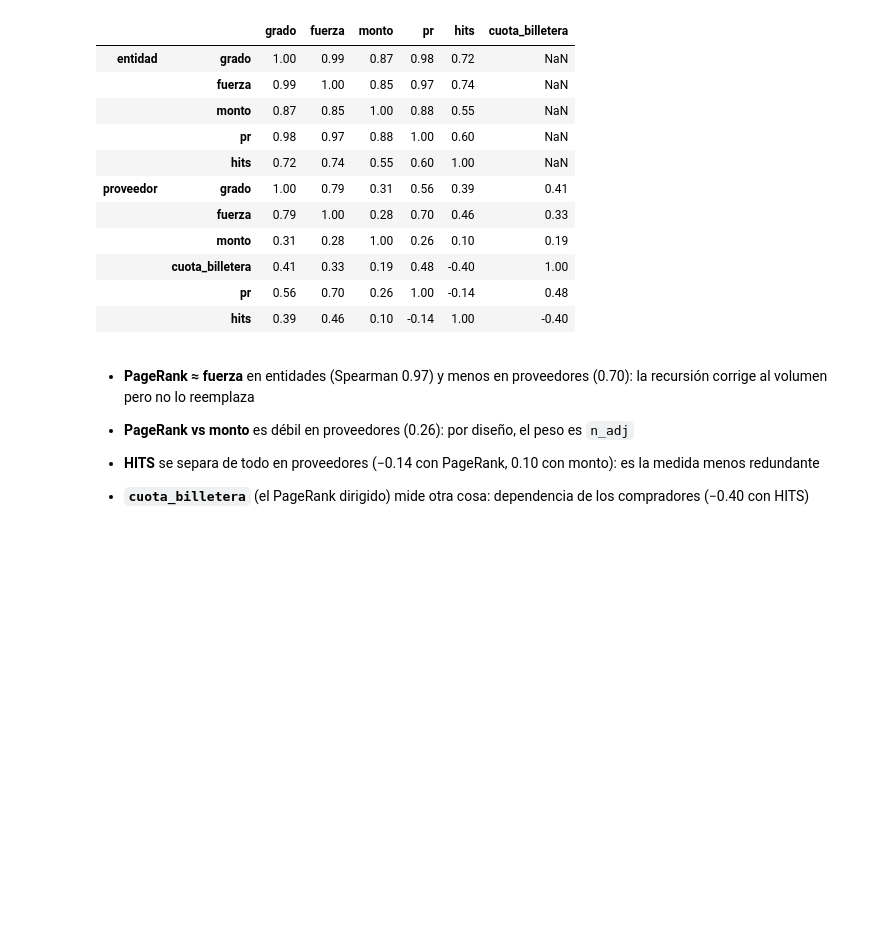
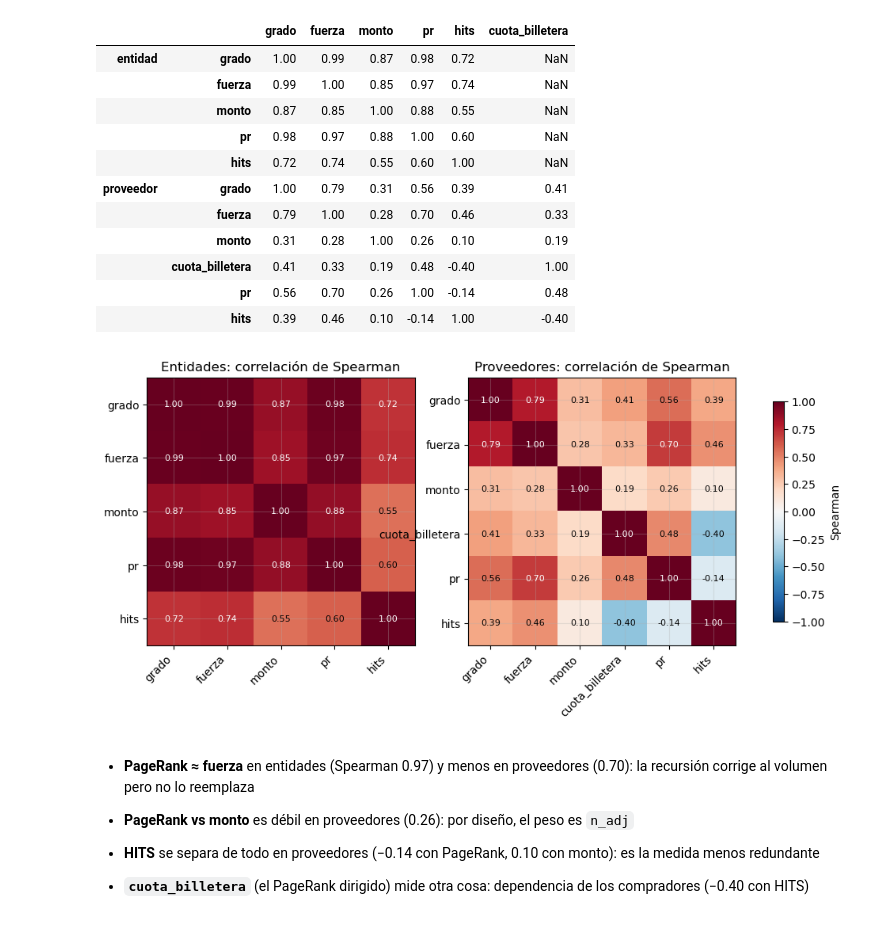
Before and after one commit to paolovasquezg/dm-proj2, a Jupyter notebook: 04_PageRank/d_analisis.ipynb, the cells around one changed output. Cells and saved outputs as stored; diff of their text form; code cells hidden in the pictures; blank space fills up the shorter version.

```diff
--- a/04_PageRank/d_analisis.ipynb
+++ b/04_PageRank/d_analisis.ipynb
@@ -77,6 +77,22 @@ corr
 |  | cuota_billetera | 0.41 | 0.33 | 0.19 | 0.48 | -0.40 | 1.00 |
 |  | pr | 0.56 | 0.70 | 0.26 | 1.00 | -0.14 | 0.48 |
 |  | hits | 0.39 | 0.46 | 0.10 | -0.14 | 1.00 | -0.40 |
+# %%
+fig, ax = plt.subplots(1, 2, figsize=(12, 4.5))
+for k_, s in enumerate(("entidad", "proveedor")):
+    m = corr.loc[s].loc[medidas[s], medidas[s]]
+    im = ax[k_].imshow(m, cmap="RdBu_r", vmin=-1, vmax=1)
+    ax[k_].set_xticks(range(len(m)), m.columns, rotation=45, ha="right")
+    ax[k_].set_yticks(range(len(m)), m.index)
+    for i in range(len(m)):
+        for j in range(len(m)):
+            ax[k_].text(j, i, f"{m.iat[i, j]:.2f}", ha="center", va="center", fontsize=8,
+                        color="white" if abs(m.iat[i, j]) > 0.6 else "black")
+    ax[k_].set_title(f"{s.capitalize()}es: correlación de Spearman")
+fig.colorbar(im, ax=ax, shrink=0.8, label="Spearman")
+plt.savefig(fig_dir / "correlaciones.png", dpi=150, bbox_inches="tight"); plt.show()
+# %% [output]
+[figure, added]
 # %% [markdown]
 - **PageRank ≈ fuerza** en entidades (Spearman 0.97) y menos en proveedores (0.70): la recursión corrige al volumen pero no lo reemplaza
 
```
Also changed, not shown: parts of 4 cells of this notebook, 2 other files.
